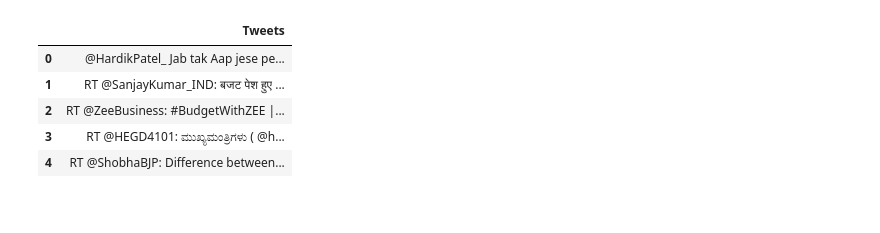
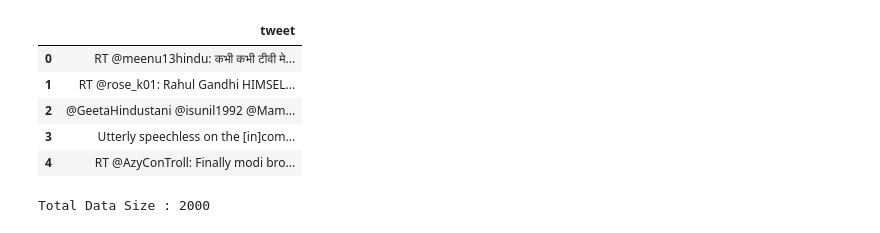
Before and after one commit to krishtna999/budget_2019_sentiment_analysis, a Jupyter notebook: sentiment_analysis_budget2019.ipynb, the cells around one changed output. Cells and saved outputs as stored; diff of their text form; code cells hidden in the pictures.

Commit message:
Added 2 graphs and query to get more than 100 words at one go !

```diff
--- a/sentiment_analysis_budget2019.ipynb
+++ b/sentiment_analysis_budget2019.ipynb
@@ -34,11 +24,47 @@ tweets = api.search('Budget2019', count=500)
+# %%
+#My Twitter API Authentication Variables
+CONSUMER_KEY = 'k'
+CONSUMER_SECRET = 'e'
+ACCESS_KEY = 'y'
+ACCESS_SECRET = 's'
+# %%
+auth = tweepy.auth.OAuthHandler(CONSUMER_KEY, CONSUMER_SECRET)
+auth.set_access_token(ACCESS_KEY, ACCESS_SECRET)
+
+api = tweepy.API(auth)
+# tweets = api.search(q="Budget2019", count=1000)
+
+'''
+the below piece of code is swiped from :
+https://stackoverflow.com/questions/22469713/managing-tweepy-api-search
+Thanks to 'gumption' !!!
+'''
+query='CBIvsMamata'
+max_tweets=2000
+searched_tweets = []
+last_id = -1
+while len(searched_tweets) < max_tweets:
+    count = max_tweets - len(searched_tweets)
+    try:
+        new_tweets = api.search(q=query, count=count, max_id=str(last_id - 1))
+        if not new_tweets:
+            break
+        searched_tweets.extend(new_tweets)
+        last_id = new_tweets[-1].id
+    except tweepy.TweepError as e:
+        # depending on TweepError.code, one may want to retry or wait
+        # to keep things simple, we will give up on an error
+        break
 # %%
-data=pd.DataFrame(data=[tweet.text for tweet in tweets],columns=['Tweets'])
+data=pd.DataFrame(data=[tweet.text for tweet in searched_tweets],columns=['tweet'])
 
 display(data.head(5))
+print('Total Data Size :',len(searched_tweets))
 # %% [output]
-|  | Tweets |
-| 0 | @HardikPatel_ Jab tak Aap jese pe... |
-| 1 | RT @SanjayKumar_IND: बजट पेश हुए ... |
-| 2 | RT @ZeeBusiness: #BudgetWithZEE |... |
-| 3 | RT @HEGD4101: ಮುಖ್ಯಮಂತ್ರಿಗಳು ( @h... |
-| 4 | RT @ShobhaBJP: Difference between... |
+|  | tweet |
+| 0 | RT @meenu13hindu: कभी कभी टीवी मे... |
+| 1 | RT @rose_k01: Rahul Gandhi HIMSEL... |
+| 2 | @GeetaHindustani @isunil1992 @Mam... |
+| 3 | Utterly speechless on the [in]com... |
+| 4 | RT @AzyConTroll: Finally modi bro... |
+Total Data Size : 2000
```
Also changed, not shown: parts of 9 cells of this notebook.
